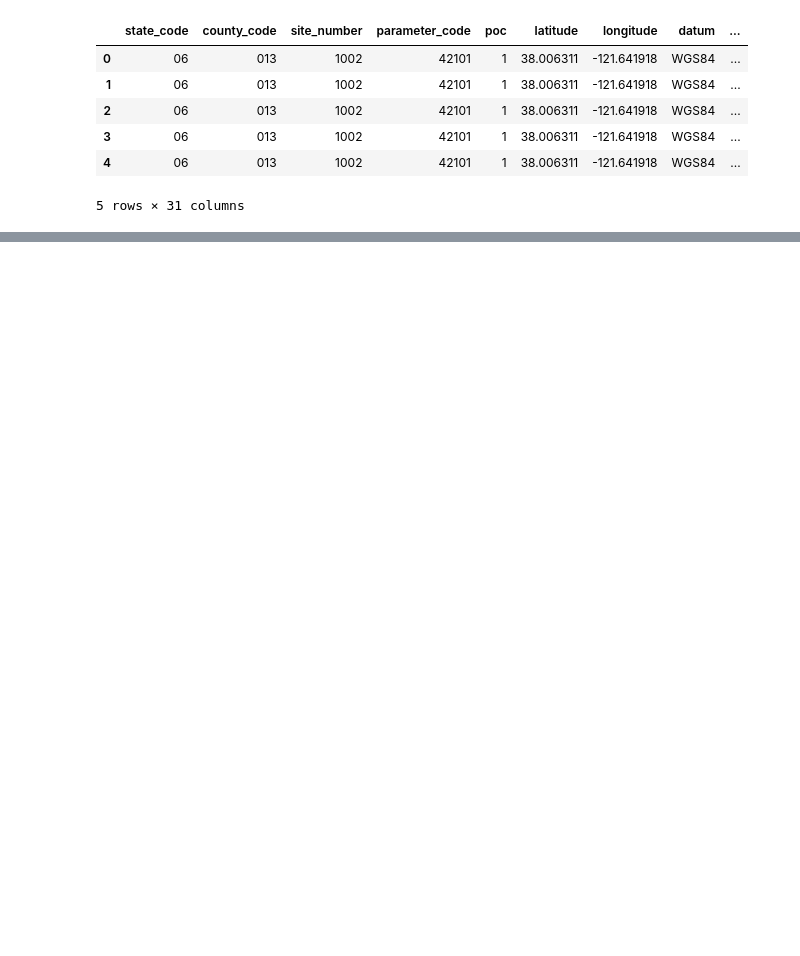
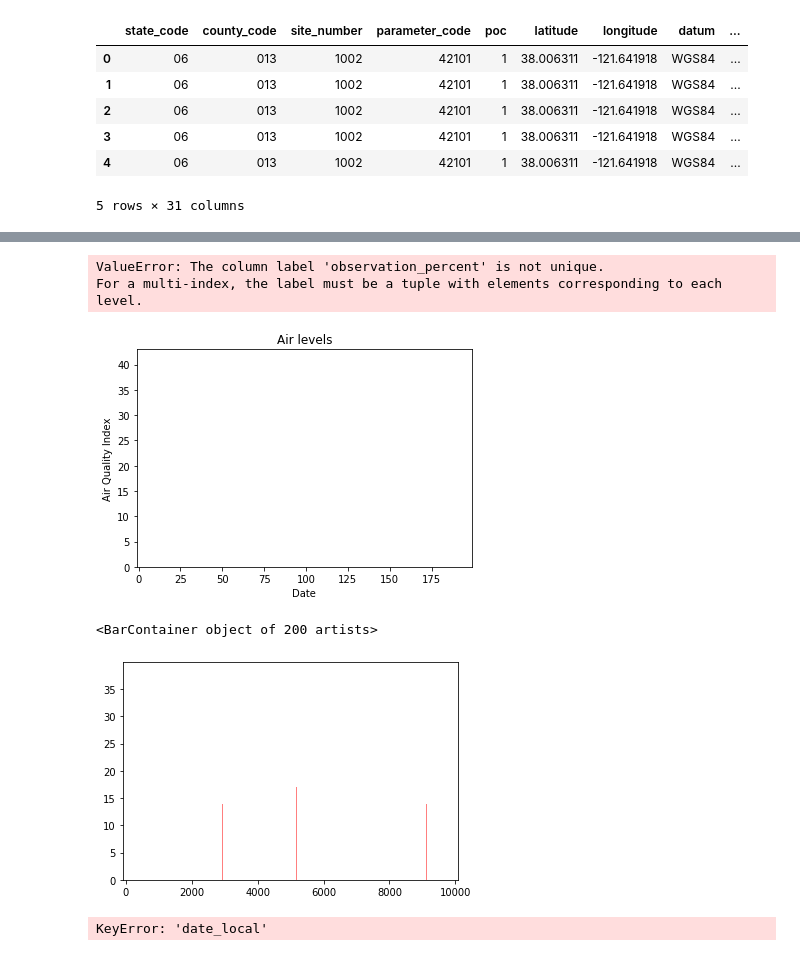
Before and after one commit to TrentELittle/BootcampProject1, a Jupyter notebook: project_main.ipynb, the cells around one changed output, grey strips where cells are left out. Saved outputs shown, nothing was run; the diff lists cells and outputs as text; code cells hidden in the pictures; blank space fills up the shorter version.

Commit message:
updated to cali

```diff
--- a/project_main.ipynb
+++ b/project_main.ipynb
@@ -150,0 +57,13 @@ mass_df.head()
+# %%
+
+# Filter out the 1-hour sample_duration and fix any null values
+sample_duration = clean_cali_df["sample_duration"] == '8-HR RUN AVG END HOUR'
+clean_cali_df= clean_cali_df[sample_duration]
+
+clean_cali_df
+
+#Groupby date and fix null values
+group_cali = pd.DataFrame(clean_cali_df.groupby(['date_local', 'county']).mean().unstack())
+group_cali.index
+
+group_cali.head()
@@ -150,0 +100,3 @@ mass_df.head()
+# %%
+big_ones=clean_cali_df.nlargest(200, ["aqi"])
+big_ones_group=pd.DataFrame(big_boys.groupby(['date_local', 'county']).mean().unstack())
@@ -150,0 +124,33 @@ mass_df.head()
+# %%
+cali_merge_df = pd.merge(big_boy_group, cali_random, on=["observation_percent"], how="outer")
+# %% [output]
+ValueError: The column label 'observation_percent' is not unique.
+For a multi-index, the label must be a tuple with elements corresponding to each level.
+# %%
+x_axis = big_boys.index
+
+plt.title("Air levels")
+plt.xlabel("Date")
+plt.ylabel("Air Quality Index")
+
+plt.xlim(-1.00, len(big_boys.index)-1)
+plt.ylim(0, max(big_ones["aqi"]) + 5)
+
+plt.bar(x_axis, (big_ones["aqi"]), facecolor="red", alpha=0.75, align="center")
+
+plt.show()
+plt.bar(x_axis, (big_ones["aqi"]), color='r', alpha=0.5, align="center")
+# %% [output]
+[figure, added]
+<BarContainer object of 200 artists>
+[figure, added]
+# %%
+# X.iloc[:, 1:3] = imputer.transform(X.iloc[:, 1:3])
+x_values = group_cali["date_local"]
+y_values = group_cali["aqi"]
+plt.scatter(x_values, y_values, color ='k', s=100 )
+plt.xlabel("Date")
+plt.ylabel('"Air Quality Index')
+plt.show()
+# %% [output]
+KeyError: 'date_local'
```
Also changed, not shown: parts of 12 cells of this notebook.
